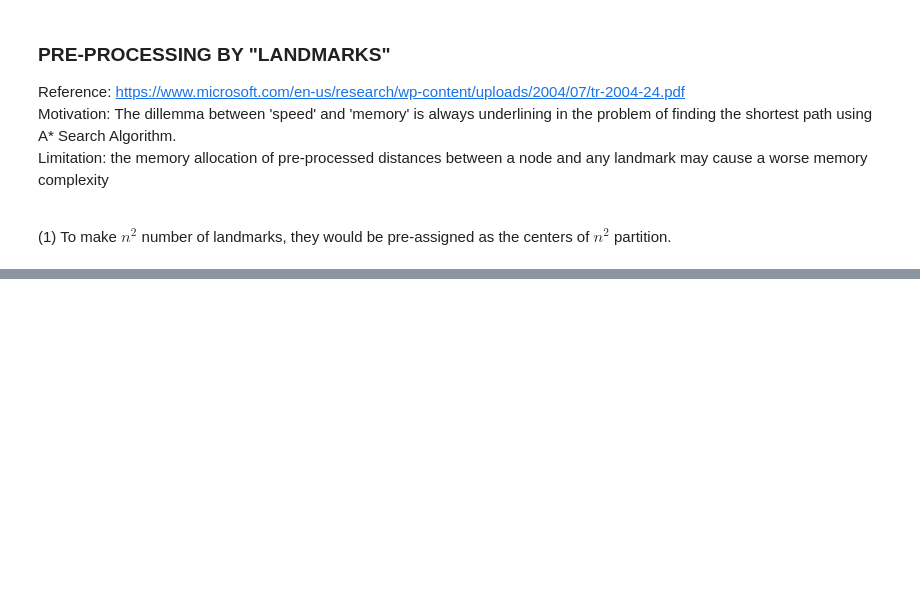
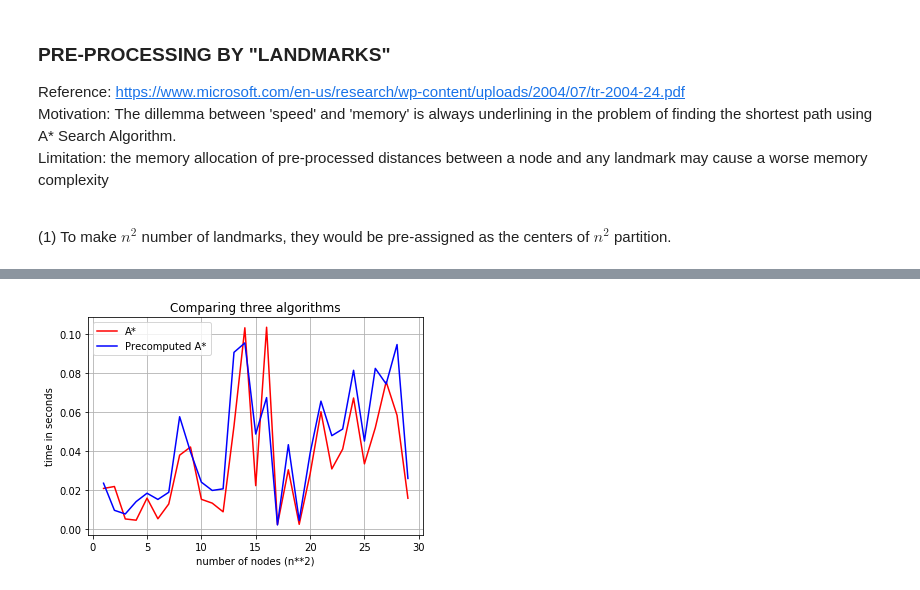
Before and after one commit to kevin1choi/Math-164---Group-Project, a Jupyter notebook: A_Star_v4_with_map.ipynb, the cells around one changed output, grey strips where cells are left out. Saved outputs shown, nothing was run; the diff lists cells and outputs as text; code cells hidden in the pictures; blank space fills up the shorter version.

```diff
--- a/A_Star_v4_with_map.ipynb
+++ b/A_Star_v4_with_map.ipynb
@@ -1024,7 +1067,6 @@ import numpy as np
 import matplotlib.pyplot as plt #for the plotting functions (2D, 3D is separate)
 
 seed = 3000
-iters = 100
 P = 0.1
 max_xy = (10,10)
 min_xy = (-10,-10)
@@ -1037,25 +1079,7 @@ closest_landmark = [-1 for node in nodes]
 for key in range(len(nodes)):
     closest_landmark[key] = p1.which_landmark(nodes[key])
 
-# for each landmark, precompute the distance from and to the node
-# d[i][j] = Euclidean distance from the ith landmark to the jth-key node
-# dT[i][j] = Euclidean distance from the ith-key node to the jth landmark
-d = []
-for landmark in p1.landmark:
-    d_ = []
-    for node in nodes:
-        d_.append(math.sqrt((node.y_coord - landmark[0])**2 + (node.x_coord - landmark[1])**2))
-    d.append(d_)
-d = np.array(d)
-dT = d.transpose()
-
-
-# creating a list with memory-complexity = O(N)
-# it is a list of pre-computed distance from every node to its closest landmark
-#preprocess = []
-#for node in nodes:
-#     preprocess.append(distance_landmark_node(closest_landmark, node, p1))
-#print preprocess
+d = distance_landmark_node(p1.landmark, nodes)
 # %%
 print "------------------------A* TEST------------------------"
 A_star(nodes, 0, 100)
@@ -1067,26 +1103,28 @@ retrieve_path(pathTo,0,100)
 # %%
+iters = 30
 # comparing the running time
 first_alg_times = []
 second_alg_times = []
 for k in range(1,iters):
     time_prev =time.time()
     A_star(nodes,0,k)
     first_alg_times.append(time.time()-time_prev)
     time_prev =time.time()
 
     time_prev =time.time()
     preprocessed_A_star(nodes,0,k, d, closest_landmark)
     second_alg_times.append(time.time()-time_prev)
 
-
 plt.plot(range(1,iters),first_alg_times,color='red', label = 'A*') # red is A_star
 plt.plot(range(1,iters),second_alg_times,color='blue', label = 'Precomputed A*') # blue is dijkstra
 plt.legend()
 
 plt.xlabel('number of nodes (n**2)')
 plt.ylabel('time in seconds')
 plt.title('Comparing three algorithms')
 plt.grid(True)
 
 plt.show()
 # this takes more time to run
+# %% [output]
+[figure, added]
```
Also changed, not shown: parts of 15 cells of this notebook.
